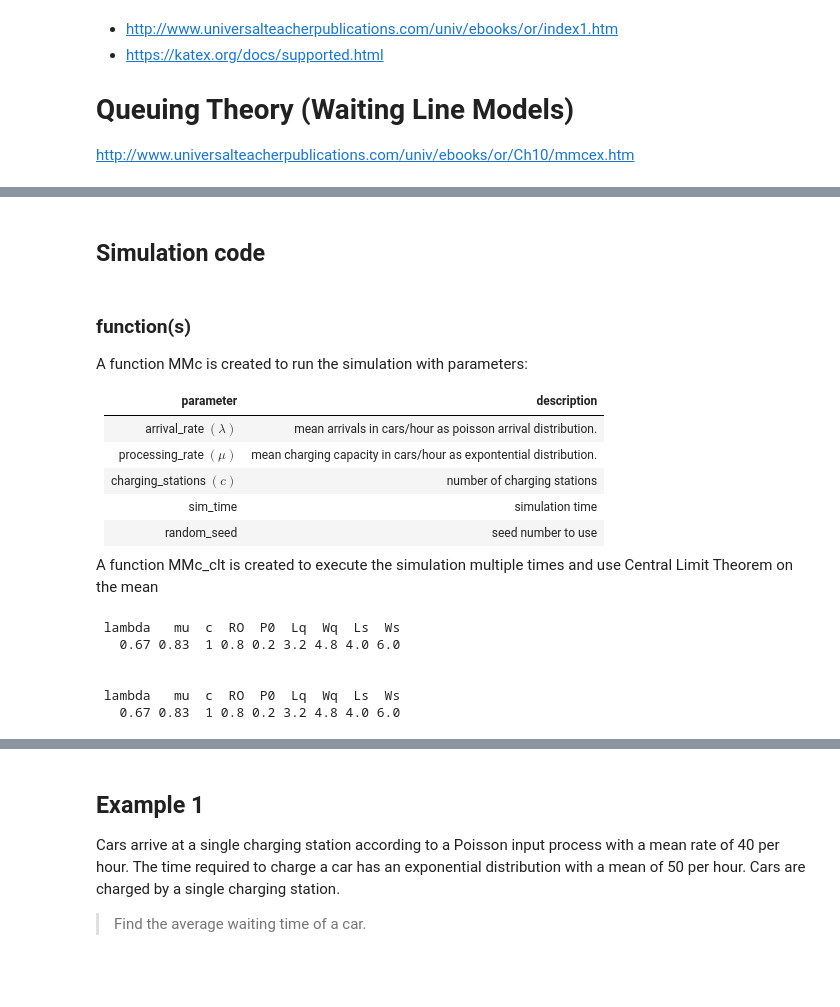
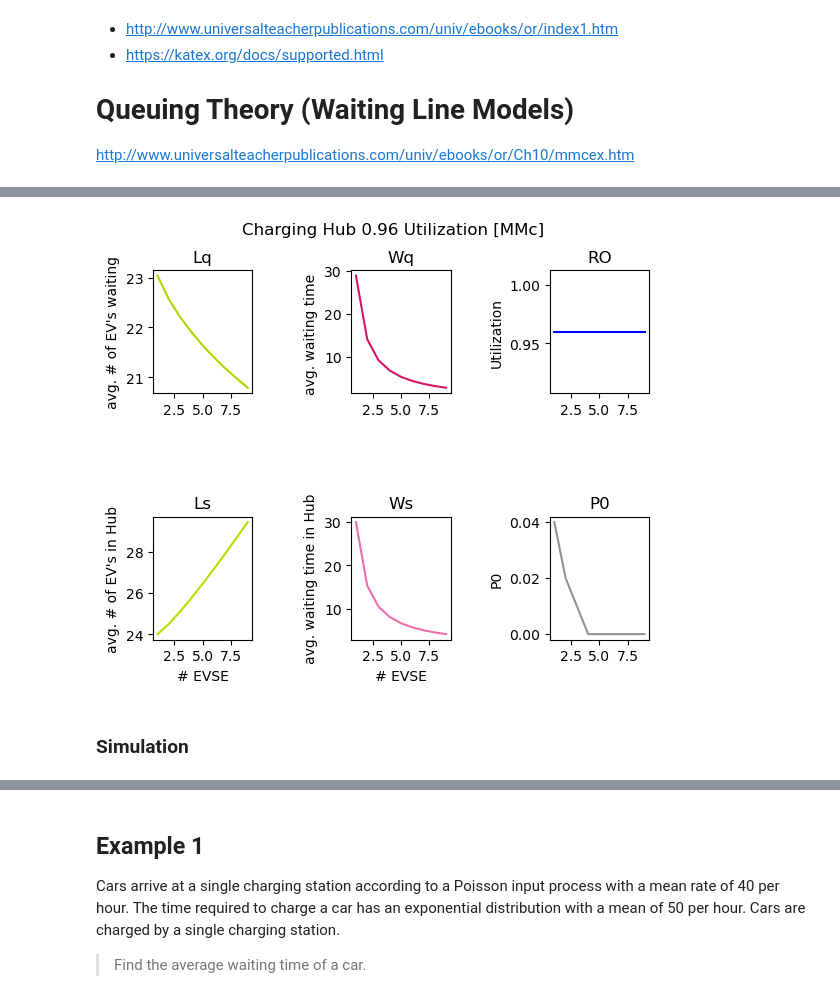
Before and after one commit to Fpadt/salabim_examples, a Jupyter notebook: mmc/jads_MMc_clt1.ipynb, the cells around one changed output, grey strips where cells are left out. Saved outputs shown, nothing was run; the diff lists cells and outputs as text; code cells hidden in the pictures; blank space fills up the shorter version.

```diff
--- a/mmc/jads_MMc_clt1.ipynb
+++ b/mmc/jads_MMc_clt1.ipynb
@@ -26,16 +233,55 @@ Queue capacity of the system is infinite with first in first out mode. The first
+# %%
+# use df as a copy of dfMathResults to make the plot
+df= dfMathResults
+
+# Create a figure and a 2x2 grid of subplots
+fig, axs = plt.subplots(2, 3)
+
+# # Add a title for the whole figure
+fig.suptitle(f"Charging Hub {df.loc[1, 'RO']} Utilization [MMc]")
+
+# Plot data on each subplot
+axs[0, 0].plot(df.c, df.Lq, color= ENEXIS_G_0)
+axs[0, 0].set_ylabel("avg. # of EV's waiting")
+axs[0, 0].set_title(f"{df.Lq.name}")
+
+axs[0, 1].plot(df.c, df.Wq, color=ENEXIS_P_0)
+axs[0, 1].set_ylabel("avg. waiting time ")
+axs[0, 1].set_title(f"{df.Wq.name}")
+
+axs[1, 0].plot(df.c, df.Ls, color= ENEXIS_G_1)
+axs[1, 0].set_ylabel("avg. # of EV's in Hub")
+axs[1, 0].set_title(f"{df.Ls.name}")
+
+axs[1, 1].plot(df.c, df.Ws, color=ENEXIS_P_1)
+axs[1, 1].set_ylabel("avg. waiting time in Hub")
+axs[1, 1].set_title(f"{df.Ws.name}")
+
+axs[0, 2].plot(df.c, df.RO, color="#0000FF")
+axs[0, 2].set_ylabel("Utilization")
+axs[0, 2].set_title(f"{df.RO.name}")
+
+axs[1, 2].plot(df.c, df.P0, color="#929292")
+axs[1, 2].set_ylabel("P0")
+axs[1, 2].set_title(f"{df.P0.name}")
+
+# Plot data on each subplot
+for i in range(2):
+    for j in range(2):
+        # axs[i, j].plot(x, y)
+        # axs[i, j].set_title(f'Axis [{i}, {j}]')
+        axs[1, j].set_xlabel("# EVSE")  # Set x-label for all subplots
+
+# Adjust the space between subplots
+plt.subplots_adjust(hspace=1, wspace=1)
+plt.rcParams['font.family'] = 'DejaVu Sans'
+
+# Save the plot
+plt.savefig(f"./figures/total_{df.loc[0,'RO']}_math.png", dpi=300, bbox_inches='tight')
+
+# Display the plot
+plt.show()
+# %% [output]
+[figure, added]
 # %% [markdown]
-## Simulation code
+### Simulation
-# %% [markdown]
-### function(s)
-
-A function MMc is created to run the simulation with parameters:
-
- parameter                | description
-:-------------------------|:--------------------------------------------------------------------
- arrival_rate $(\lambda)$ | mean arrivals in cars/hour as poisson arrival distribution.
- processing_rate $(\mu)$  | mean charging capacity in cars/hour as expontential distribution.
- charging_stations $(c)$  | number of charging stations
- sim_time                 | simulation time
- random_seed              | seed number to use
-
- A function MMc_clt is created to execute the simulation multiple times and use Central Limit Theorem on the mean
@@ -116,11 +287,0 @@ def mmc(arrival_rate, processing_rate, charging_stations, decimals=2):
-# %%
-print(pd.DataFrame(mm1(40 / 60, 50 / 60), index=[0]).to_string(index=False))
-print("\n")
-print(pd.DataFrame(mmc(40 / 60, 50 / 60, 1), index=[0]).to_string(index=False))
-# %% [output]
- lambda   mu  c  RO  P0  Lq  Wq  Ls  Ws
-   0.67 0.83  1 0.8 0.2 3.2 4.8 4.0 6.0
-
-
- lambda   mu  c  RO  P0  Lq  Wq  Ls  Ws
-   0.67 0.83  1 0.8 0.2 3.2 4.8 4.0 6.0
```
Also changed, not shown: parts of 40 cells of this notebook, 3 other files.
